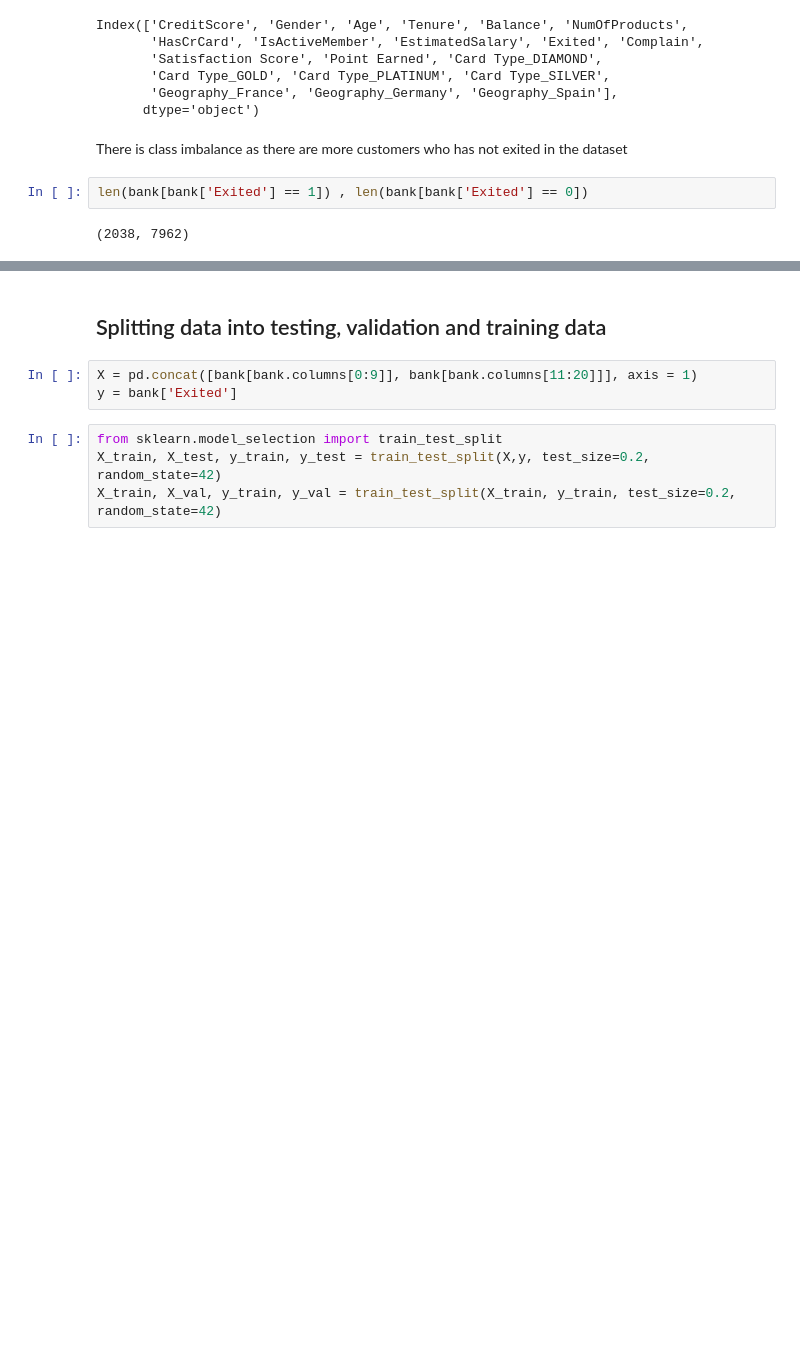
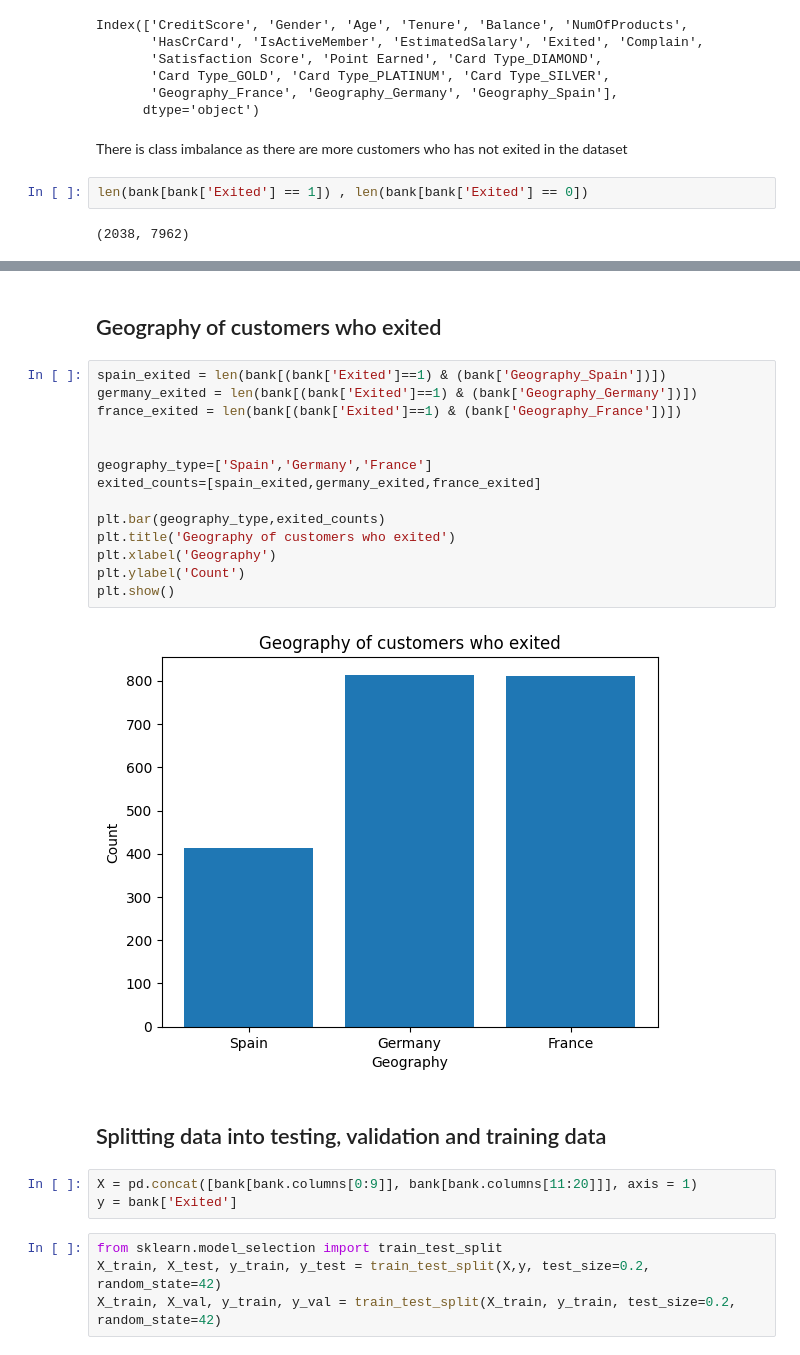
Before and after one commit to SiQiLim/Bank-churn-prediction, a Jupyter notebook: Bank_Churn.ipynb, the cells around one changed output, grey strips where cells are left out. Drawn from its saved outputs; the diff is of its cells as text; blank space fills up the shorter version.

```diff
--- a/Bank_Churn.ipynb
+++ b/Bank_Churn.ipynb
@@ -284,3 +425,21 @@ for i in bank.columns:
+# %% [markdown]
+## Geography of customers who exited
+# %%
+spain_exited = len(bank[(bank['Exited']==1) & (bank['Geography_Spain'])])
+germany_exited = len(bank[(bank['Exited']==1) & (bank['Geography_Germany'])])
+france_exited = len(bank[(bank['Exited']==1) & (bank['Geography_France'])])
+
+
+geography_type=['Spain','Germany','France']
+exited_counts=[spain_exited,germany_exited,france_exited]
+
+plt.bar(geography_type,exited_counts)
+plt.title('Geography of customers who exited')
+plt.xlabel('Geography')
+plt.ylabel('Count')
+plt.show()
+# %% [output]
+[figure, added]
 # %% [markdown]
 ## Splitting data into testing, validation and training data
 # %%
```
Also changed, not shown: parts of 16 cells of this notebook.
